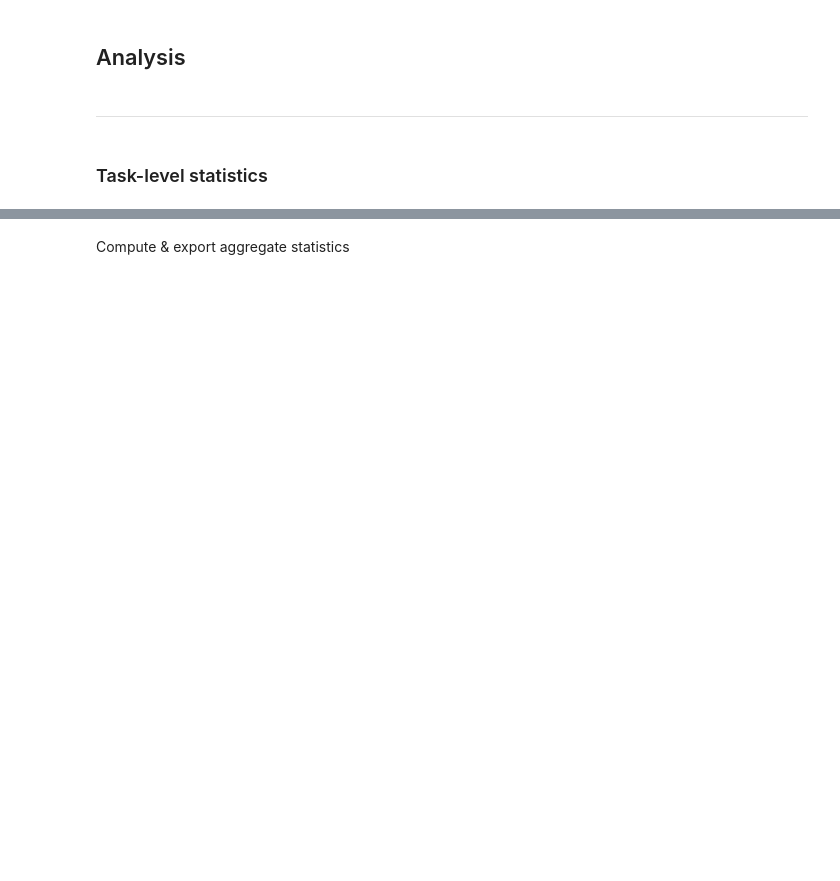
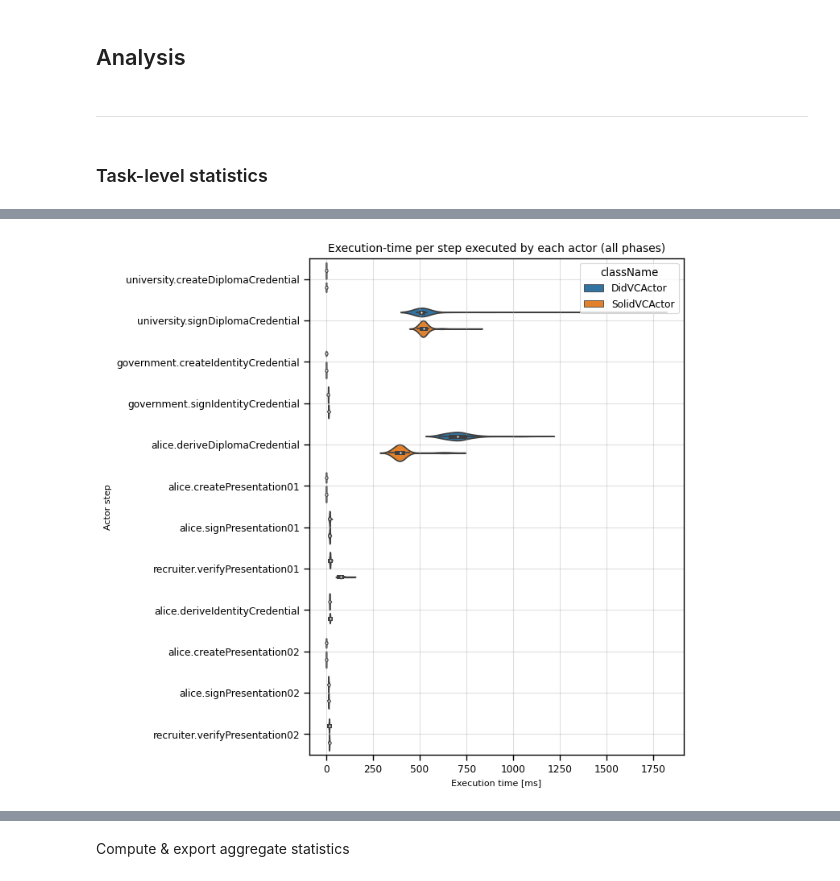
Before and after one commit to SolidLabResearch/pseudonymity-demo, a Jupyter notebook: profiling-report.ipynb, the cells around one changed output, grey strips where cells are left out. Saved outputs shown, nothing was run; the diff lists cells and outputs as text; code cells hidden in the pictures; blank space fills up the shorter version.

```diff
--- a/profiling-report.ipynb
+++ b/profiling-report.ipynb
@@ -113,0 +179,17 @@ df_tl.shape
+# %%
+f, ax = plt.subplots(1,1, figsize=(6,8))
+title = 'Execution-time per step executed by each actor (all phases)'
+ax = sns.violinplot(df_tl,
+                    **kwargs_violinplot,
+                    order=df_stepname_order['actorStep'],
+                    tight_layout=True,
+                    ax=ax)
+ax.set_title(title)
+ax.set_ylabel('Actor step')
+ax.set_xlabel('Execution time [ms]')
+ax.grid(alpha=.4)
+g.add_legend()
+plt.savefig(os.path.join(DIR_REPORT,'violonplot-execution-time-per-actor-step-all-phases.png'),pad_inches=.5)
+plt.show()
+# %% [output]
+[figure, added]
```
Also changed, not shown: parts of 19 cells of this notebook.
